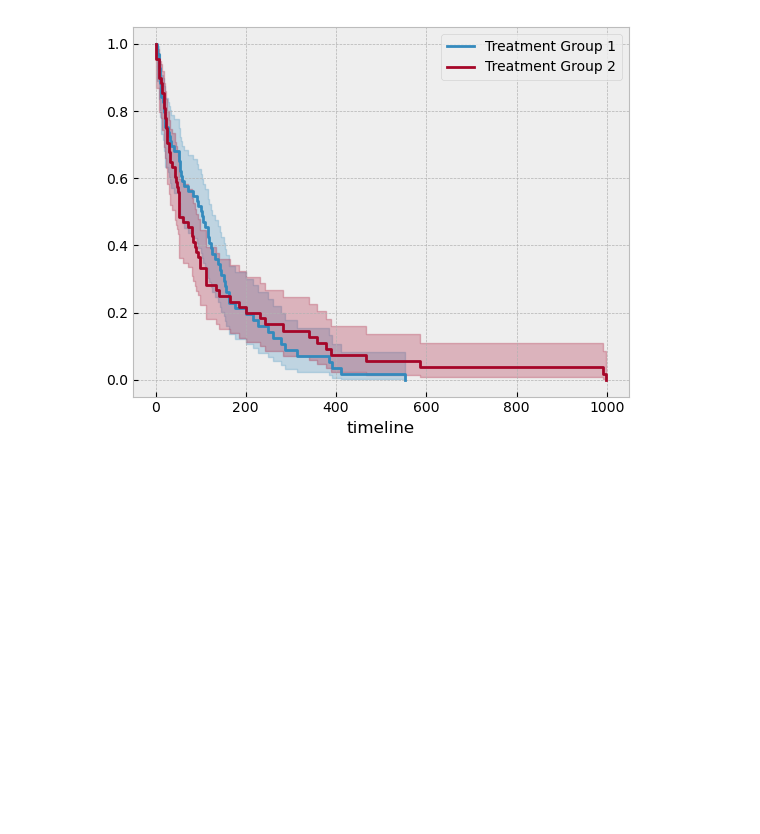
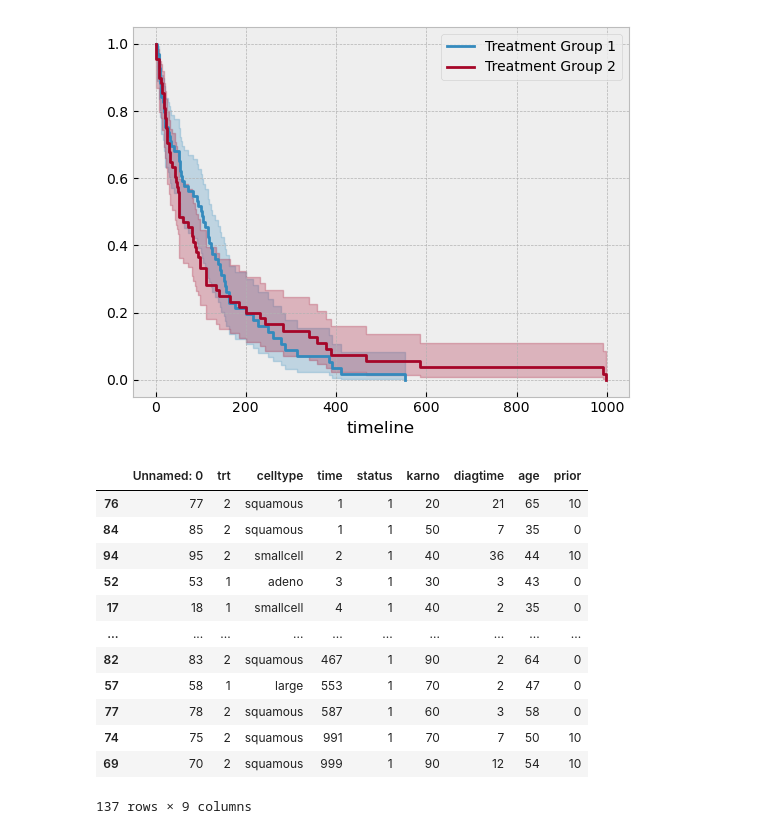
Before and after one commit to sandyherho/survival_anal, a Jupyter notebook: ch4.ipynb, the cells around one changed output. Cells and saved outputs as stored; diff of their text form; code cells hidden in the pictures; blank space fills up the shorter version.

```diff
--- a/ch4.ipynb
+++ b/ch4.ipynb
@@ -103,3 +103,20 @@ kmft1.plot_survival_function();
 kmft2.plot_survival_function();
 # %% [output]
 [figure]
+# %%
+df_sorted = df.sort_values(by=['time'])
+df_sorted
+# %% [output]
+|  | Unnamed: 0 | trt | celltype | time | status | karno | diagtime | age | prior |
+| 76 | 77 | 2 | squamous | 1 | 1 | 20 | 21 | 65 | 10 |
+| 84 | 85 | 2 | squamous | 1 | 1 | 50 | 7 | 35 | 0 |
+| 94 | 95 | 2 | smallcell | 2 | 1 | 40 | 36 | 44 | 10 |
+| 52 | 53 | 1 | adeno | 3 | 1 | 30 | 3 | 43 | 0 |
+| 17 | 18 | 1 | smallcell | 4 | 1 | 40 | 2 | 35 | 0 |
+| ... | ... | ... | ... | ... | ... | ... | ... | ... | ... |
+| 82 | 83 | 2 | squamous | 467 | 1 | 90 | 2 | 64 | 0 |
+| 57 | 58 | 1 | large | 553 | 1 | 70 | 2 | 47 | 0 |
+| 77 | 78 | 2 | squamous | 587 | 1 | 60 | 3 | 58 | 0 |
+| 74 | 75 | 2 | squamous | 991 | 1 | 70 | 7 | 50 | 10 |
+| 69 | 70 | 2 | squamous | 999 | 1 | 90 | 12 | 54 | 10 |
+137 rows × 9 columns
```
